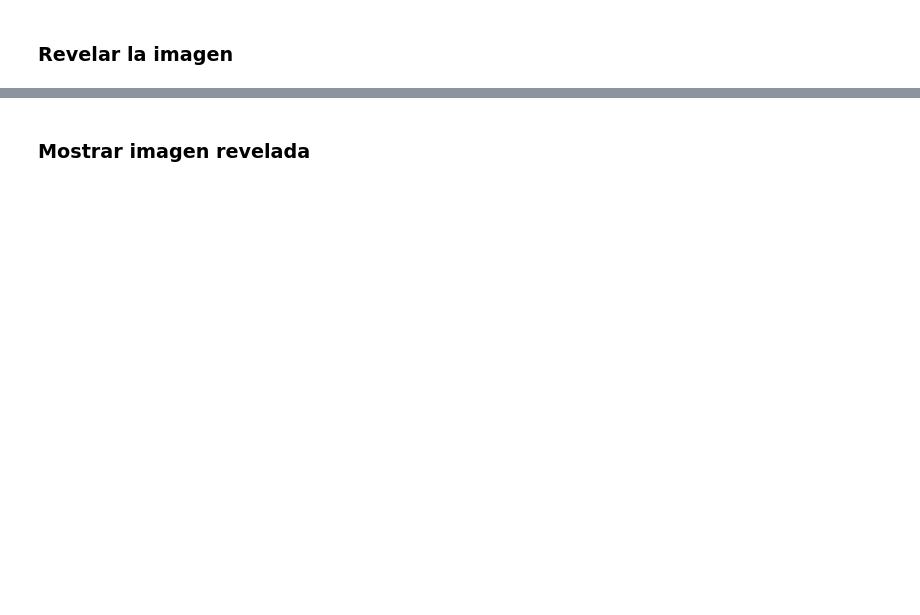
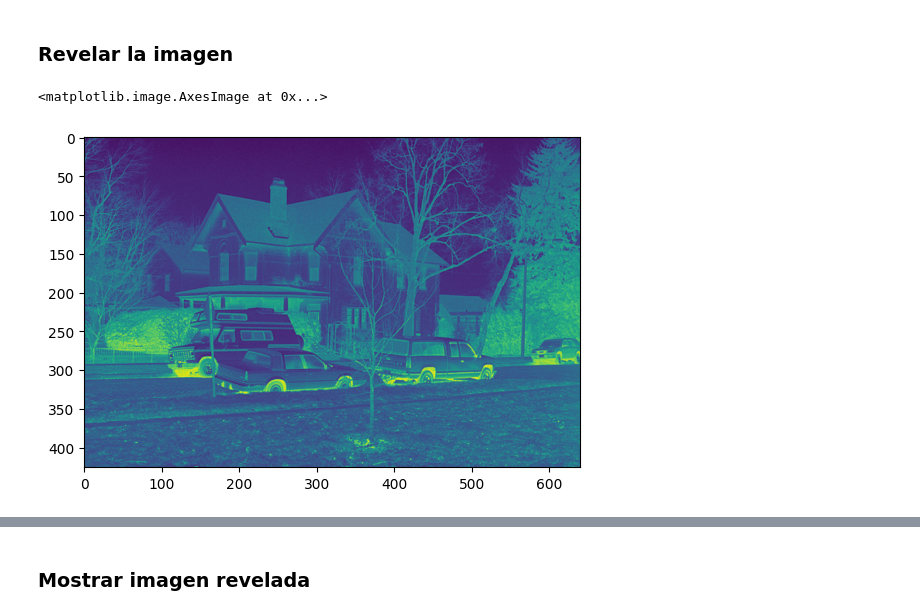
Before and after one commit to CeSaRLoPeZArTeAgA/Programacion_Grafica, a Jupyter notebook: SEMANA 1/1.8 Ejercicio 1_ Revelar.ipynb, the cells around one changed output, grey strips where cells are left out. Cells and saved outputs as stored; diff of their text form; code cells hidden in the pictures; blank space fills up the shorter version.

```diff
--- a/SEMANA 1/1.8 Ejercicio 1_ Revelar.ipynb
+++ b/SEMANA 1/1.8 Ejercicio 1_ Revelar.ipynb
@@ -22,2 +41,7 @@ im
+# %%
+plt.imshow(im)
+# %% [output]
+<matplotlib.image.AxesImage at 0x...>
+[figure, added]
 # %%
 im.shape
```
Also changed, not shown: parts of 18 cells of this notebook, 11 other files.
